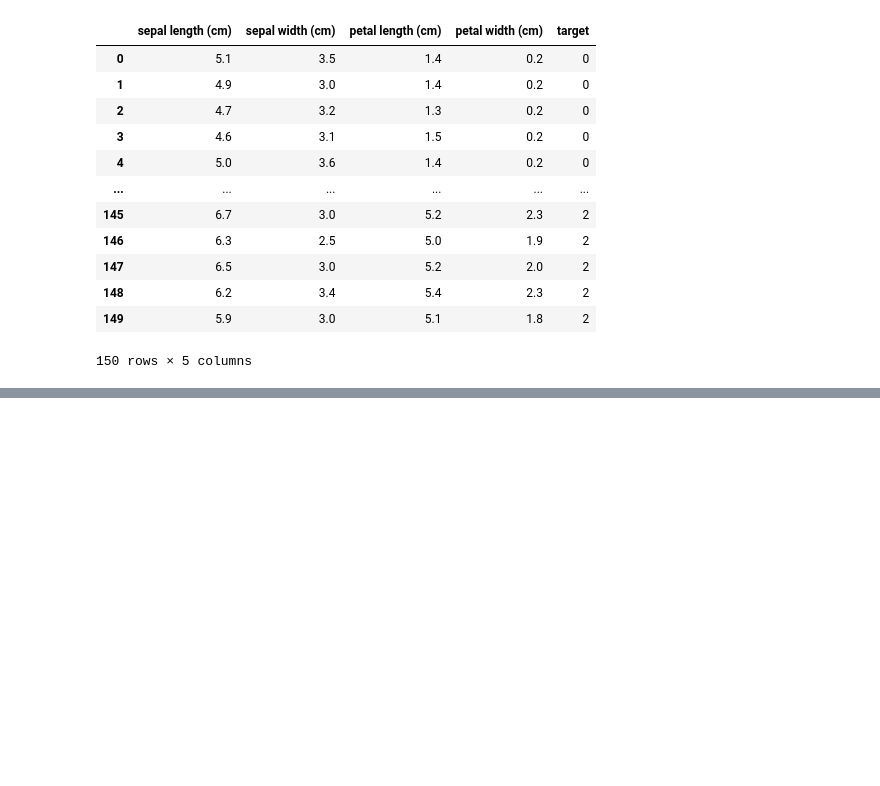
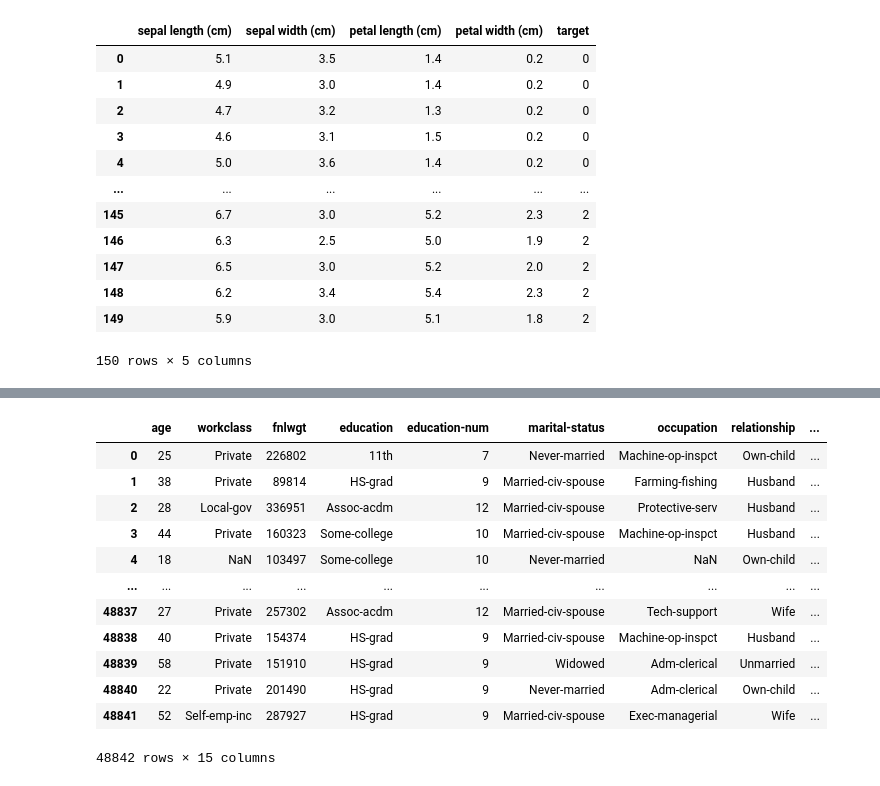
Before and after one commit to MuhammadAhmedMasood/data_analysis_with_python, a Jupyter notebook: Ahmed_scikit_learn_tutorial.ipynb, the cells around one changed output, grey strips where cells are left out. Drawn from its saved outputs; the diff is of its cells as text; code cells hidden in the pictures; blank space fills up the shorter version.

```diff
--- a/Ahmed_scikit_learn_tutorial.ipynb
+++ b/Ahmed_scikit_learn_tutorial.ipynb
@@ -338,0 +603,28 @@ df
+# %%
+# One-hot encoding is another common method for encoding categorical variables. It creates a new binary column for
+# each category in the original column, where a value of 1 indicates the presence of that category and a value of 0 indicates its absence.
+# This can be done using the OneHotEncoder class from scikit-learn.
+
+import ssl
+import certifi
+
+ssl._create_default_https_context = lambda: ssl.create_default_context(cafile=certifi.where()) # verified HTTPS context using certifi's CA bundle — fixes SSL cert errors on some macOS Python installs
+
+data = fetch_openml('adult', version=2, as_frame=True) # adult income (census) dataset
+df = data.frame
+# %%
+df
+# %% [output]
+|  | age | workclass | fnlwgt | education | education-num | marital-status | occupation | relationship | ... |
+| 0 | 25 | Private | 226802 | 11th | 7 | Never-married | Machine-op-inspct | Own-child | ... |
+| 1 | 38 | Private | 89814 | HS-grad | 9 | Married-civ-spouse | Farming-fishing | Husband | ... |
+| 2 | 28 | Local-gov | 336951 | Assoc-acdm | 12 | Married-civ-spouse | Protective-serv | Husband | ... |
+| 3 | 44 | Private | 160323 | Some-college | 10 | Married-civ-spouse | Machine-op-inspct | Husband | ... |
+| 4 | 18 | NaN | 103497 | Some-college | 10 | Never-married | NaN | Own-child | ... |
+| ... | ... | ... | ... | ... | ... | ... | ... | ... | ... |
+| 48837 | 27 | Private | 257302 | Assoc-acdm | 12 | Married-civ-spouse | Tech-support | Wife | ... |
+| 48838 | 40 | Private | 154374 | HS-grad | 9 | Married-civ-spouse | Machine-op-inspct | Husband | ... |
+| 48839 | 58 | Private | 151910 | HS-grad | 9 | Widowed | Adm-clerical | Unmarried | ... |
+| 48840 | 22 | Private | 201490 | HS-grad | 9 | Never-married | Adm-clerical | Own-child | ... |
+| 48841 | 52 | Self-emp-inc | 287927 | HS-grad | 9 | Married-civ-spouse | Exec-managerial | Wife | ... |
+48842 rows × 15 columns
```
Also changed, not shown: parts of 37 cells of this notebook.
